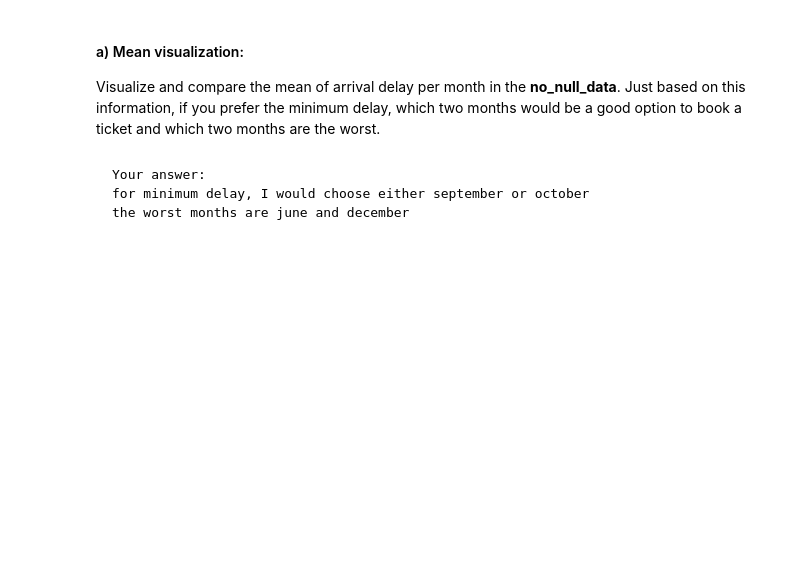
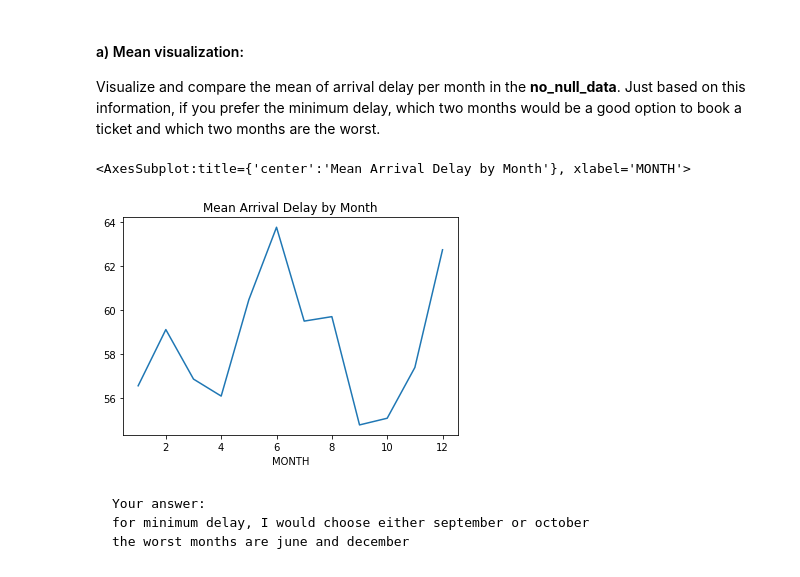
Before and after one commit to DanXCVII/IDS-Assignments, a Jupyter notebook: Assignment 1/assignment_part1.ipynb, the cells around one changed output. Drawn from its saved outputs; the diff is of its cells as text; code cells hidden in the pictures; blank space fills up the shorter version.

```diff
--- a/Assignment 1/assignment_part1.ipynb
+++ b/Assignment 1/assignment_part1.ipynb
@@ -168,7 +212,10 @@ print_statistic([ev_data['ARRIVAL_DELAY'].var(), cleaned_data_late_aircraft['ARR
 #### a) Mean visualization:
 Visualize and compare the mean of arrival delay per month in the <b>no_null_data</b>. Just based on this information, if you prefer the minimum delay, which two months would be a good option to book a ticket and which two months are the worst.
 # %%
-no_null_data.groupby(['MONTH'])['ARRIVAL_DELAY'].mean().plot.bar(title='Mean Arrival Delay by Month')
+no_null_data.groupby(['MONTH'])['ARRIVAL_DELAY'].mean().plot(title='Mean Arrival Delay by Month')
+# %% [output]
+<AxesSubplot:title={'center':'Mean Arrival Delay by Month'}, xlabel='MONTH'>
+[figure, added]
 # %% [markdown]
     Your answer:
     for minimum delay, I would choose either september or october
```
Also changed, not shown: parts of 43 cells of this notebook, 2 other files.
